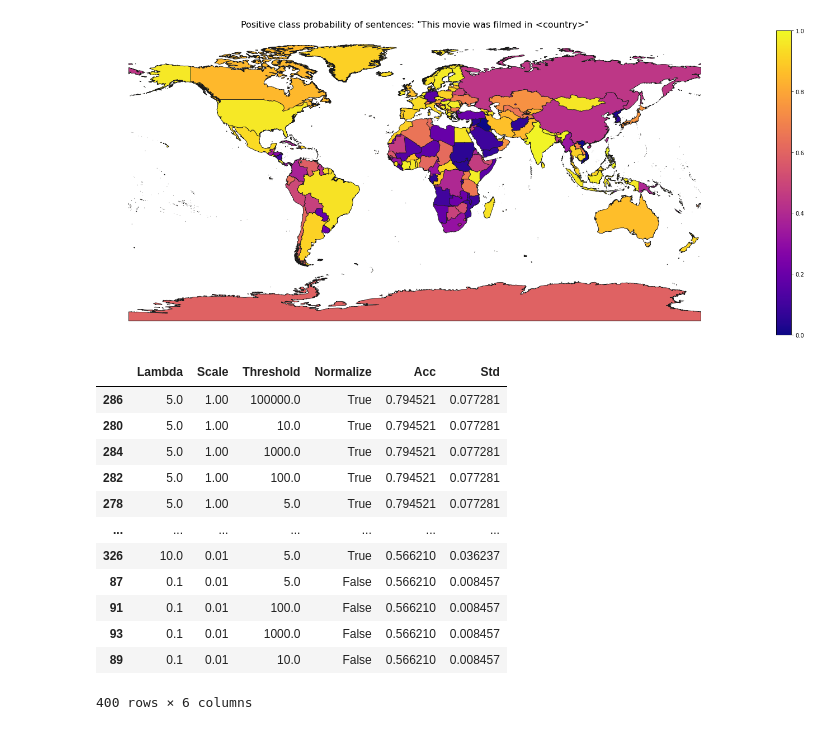
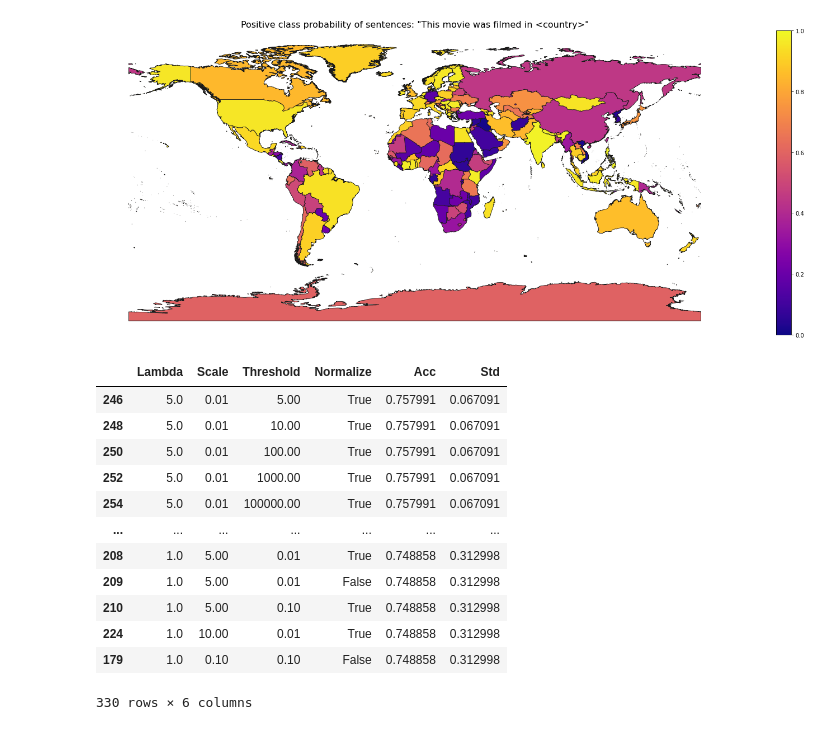
Before and after one commit to IBM/inFairness, a Jupyter notebook: examples/postprocess-sentiment-analysis/postprocess.ipynb, the cells around one changed output. Cells and saved outputs as stored; diff of their text form; code cells hidden in the pictures.

```diff
--- a/examples/postprocess-sentiment-analysis/postprocess.ipynb
+++ b/examples/postprocess-sentiment-analysis/postprocess.ipynb
@@ -208,7 +208,8 @@ post-processed probabilities:
     (a) The accuracy on positive and negative sentiment sentences, and
     (b) Standard deviation of predictions on country sentences
 
-We want the accuracy (a) to be high and the standard deviation (b) to be low.
+We want the accuracy [(a) above] to be within a certain range of original value
+(post-processed accuracy > 90% of original accuracy) and the standard deviation [(b) above] to be low.
 Collecting results from all combinations of hyper-parameters, we then choose
 appropriate values for the parameters.
 """
@@ -225,23 +226,26 @@ for lam in [0.01, 0.1, 1.0, 5.0, 10.0]:
                 acc = compute_acc(probas, sentidxs)
                 std = compute_country_std(probas, sentidxs)
                 gridsearch_result.append([lam, scale, threshold, normalize, acc, std])
-
-gridsearch_df = pd.DataFrame(gridsearch_result, columns=['Lambda', 'Scale', 'Threshold', 'Normalize', 'Acc', 'Std'])
-gridsearch_df.sort_values(by=['Acc'], ascending=False)
-# %% [output]
-|  | Lambda | Scale | Threshold | Normalize | Acc | Std |
-| 286 | 5.0 | 1.00 | 100000.0 | True | 0.794521 | 0.077281 |
-| 280 | 5.0 | 1.00 | 10.0 | True | 0.794521 | 0.077281 |
-| 284 | 5.0 | 1.00 | 1000.0 | True | 0.794521 | 0.077281 |
-| 282 | 5.0 | 1.00 | 100.0 | True | 0.794521 | 0.077281 |
-| 278 | 5.0 | 1.00 | 5.0 | True | 0.794521 | 0.077281 |
-| ... | ... | ... | ... | ... | ... | ... |
-| 326 | 10.0 | 0.01 | 5.0 | True | 0.566210 | 0.036237 |
-| 87 | 0.1 | 0.01 | 5.0 | False | 0.566210 | 0.008457 |
-| 91 | 0.1 | 0.01 | 100.0 | False | 0.566210 | 0.008457 |
-| 93 | 0.1 | 0.01 | 1000.0 | False | 0.566210 | 0.008457 |
-| 89 | 0.1 | 0.01 | 10.0 | False | 0.566210 | 0.008457 |
-400 rows × 6 columns
+# %%
+gridsearch_df = pd.DataFrame(gridsearch_result, columns=['Lambda', 'Scale', 'Threshold', 'Normalize', 'Acc', 'Std'])
+acc_orig = 0.7488584474885844
+acc_limit = 0.9 * acc_orig       # 90% of the original accuracy
+
+gridsearch_df[(gridsearch_df['Acc'] > acc_limit)].sort_values(by=['Std'], ascending=True)
+# %% [output]
+|  | Lambda | Scale | Threshold | Normalize | Acc | Std |
+| 246 | 5.0 | 0.01 | 5.00 | True | 0.757991 | 0.067091 |
+| 248 | 5.0 | 0.01 | 10.00 | True | 0.757991 | 0.067091 |
+| 250 | 5.0 | 0.01 | 100.00 | True | 0.757991 | 0.067091 |
+| 252 | 5.0 | 0.01 | 1000.00 | True | 0.757991 | 0.067091 |
+| 254 | 5.0 | 0.01 | 100000.00 | True | 0.757991 | 0.067091 |
+| ... | ... | ... | ... | ... | ... | ... |
+| 208 | 1.0 | 5.00 | 0.01 | True | 0.748858 | 0.312998 |
+| 209 | 1.0 | 5.00 | 0.01 | False | 0.748858 | 0.312998 |
+| 210 | 1.0 | 5.00 | 0.10 | True | 0.748858 | 0.312998 |
+| 224 | 1.0 | 10.00 | 0.01 | True | 0.748858 | 0.312998 |
+| 179 | 1.0 | 0.10 | 0.10 | False | 0.748858 | 0.312998 |
+330 rows × 6 columns
 # %%
 infair_postprocess = GraphLaplacianIF(distance_x, is_output_probas=True)
 
```
Also changed, not shown: parts of 11 cells of this notebook, 4 other files.
